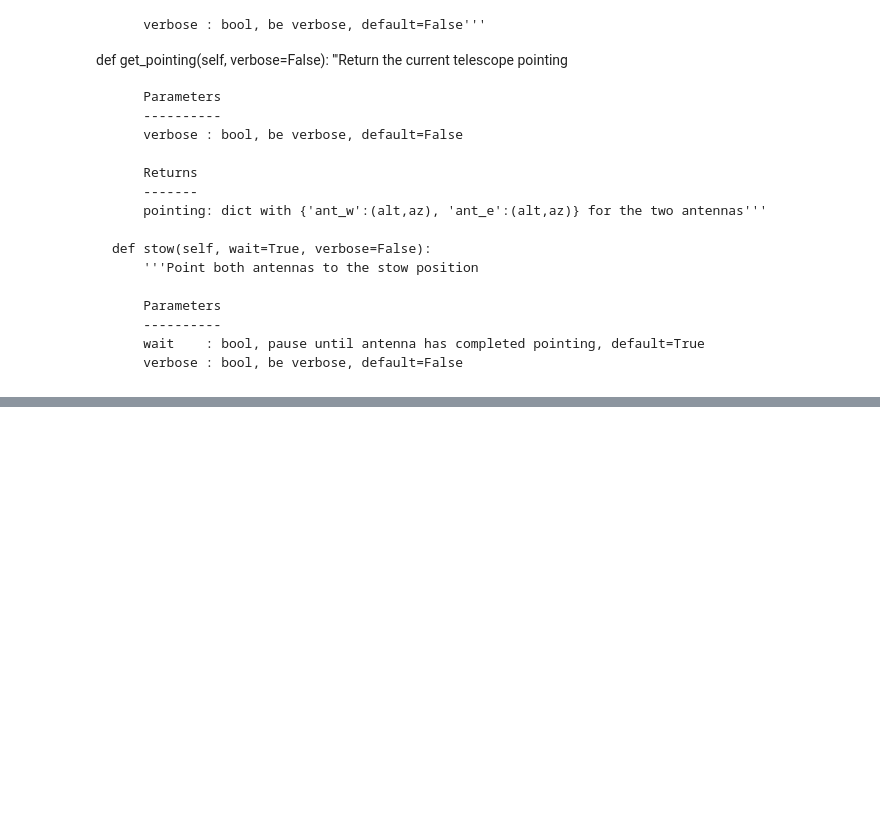
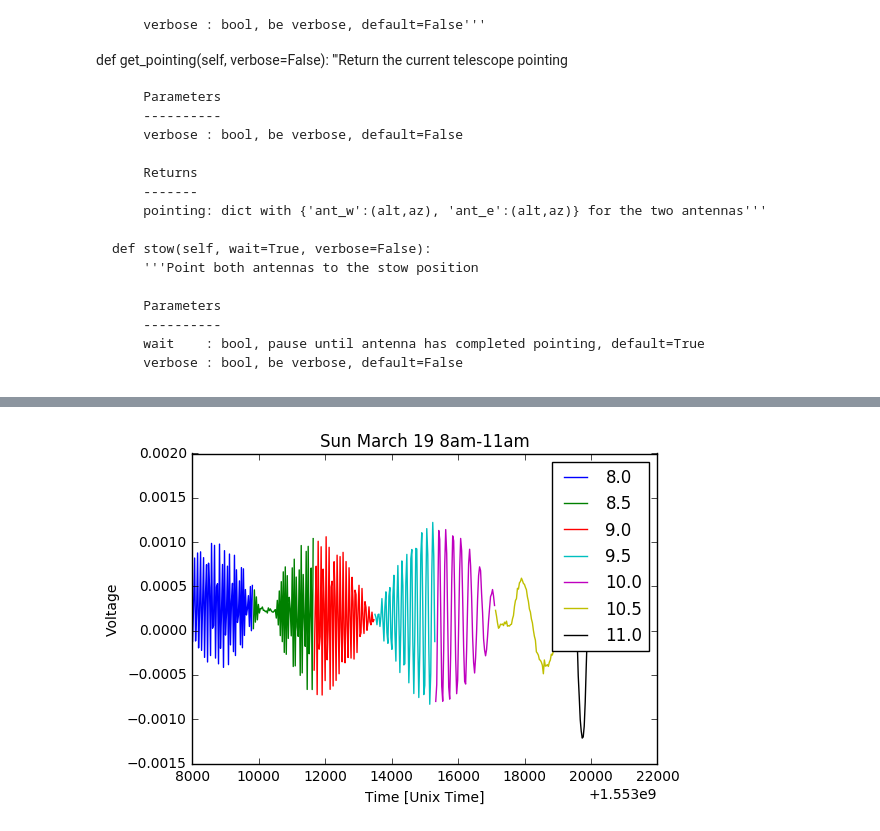
Before and after one commit to gracefujii/Astro-121, a Jupyter notebook: gould_lab3.ipynb, the cells around one changed output, grey strips where cells are left out. Cells and saved outputs as stored; diff of their text form; code cells hidden in the pictures; blank space fills up the shorter version.

```diff
--- a/gould_lab3.ipynb
+++ b/gould_lab3.ipynb
@@ -440,0 +299,10 @@ NameError: name 'volts' is not defined
+# %%
+for i in range(len(sun_19_volts)):
+    plt.plot(sun_19_time[i], sun_19_volts[i], label = i*0.5 + 8)
+plt.title('Sun March 19 8am-11am')
+plt.xlabel('Time [Unix Time]')
+plt.ylabel('Voltage')
+plt.legend()
+plt.show()
+# %% [output]
+[figure, added]
```
Also changed, not shown: parts of 14 cells of this notebook.
